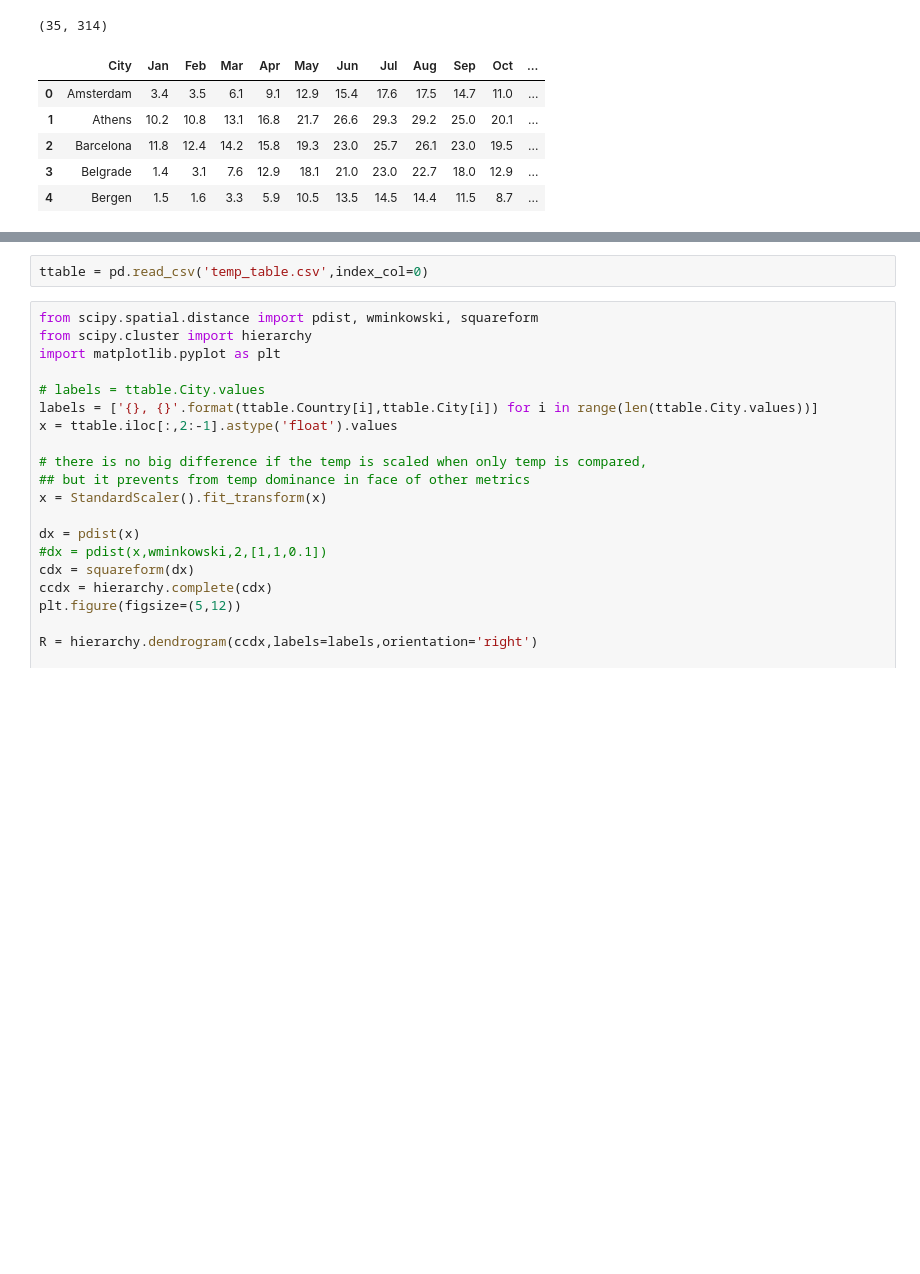
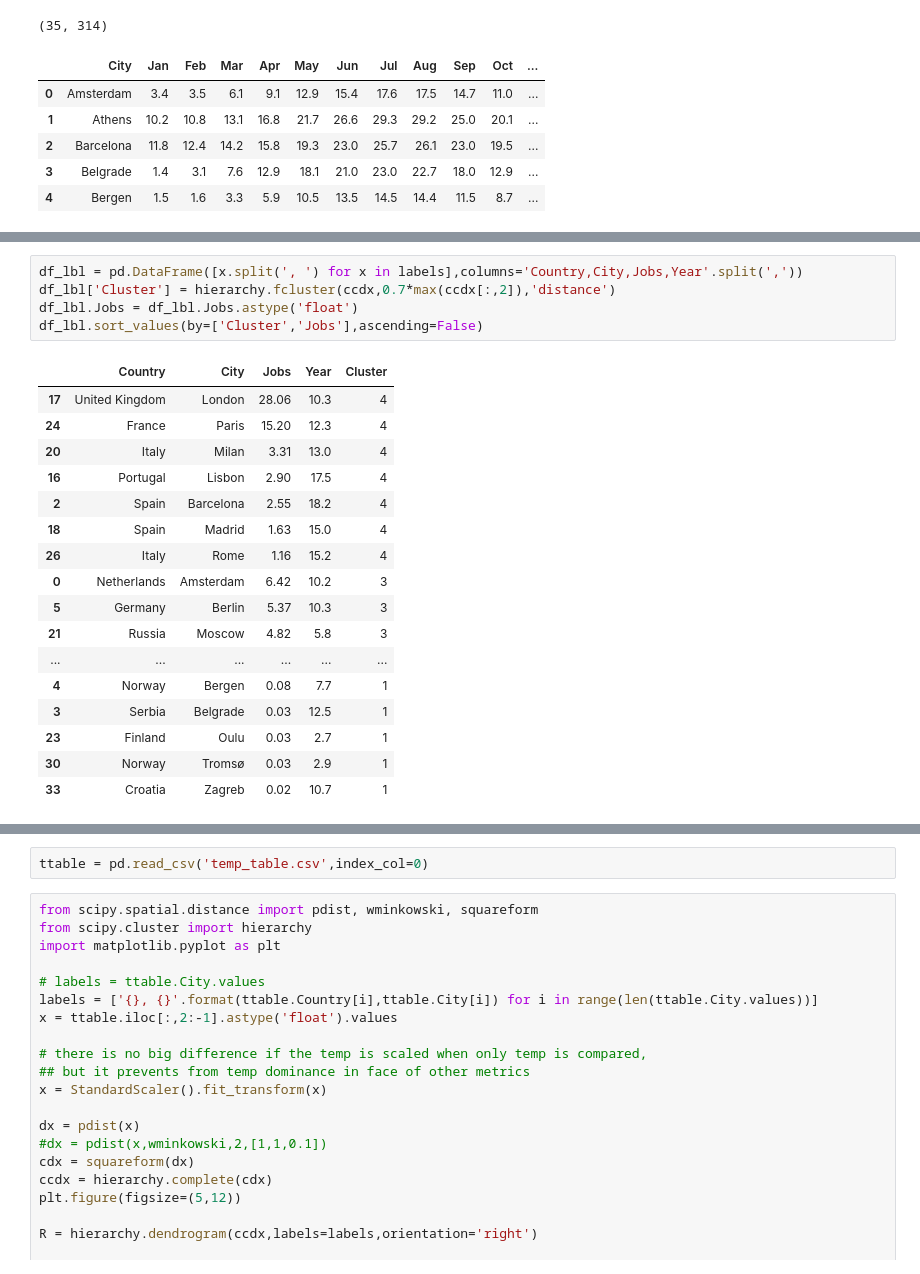
Before and after one commit to rareal/Coursera_Capstone, a Jupyter notebook: Capstone_final_report_code.ipynb, the cells around one changed output, grey strips where cells are left out. Cells and saved outputs as stored; diff of their text form; blank space fills up the shorter version.

```diff
--- a/Capstone_final_report_code.ipynb
+++ b/Capstone_final_report_code.ipynb
@@ -390,0 +452,23 @@ ctjf_data.iloc[:5,:16]
+# %%
+df_lbl = pd.DataFrame([x.split(', ') for x in labels],columns='Country,City,Jobs,Year'.split(','))
+df_lbl['Cluster'] = hierarchy.fcluster(ccdx,0.7*max(ccdx[:,2]),'distance')
+df_lbl.Jobs = df_lbl.Jobs.astype('float')
+df_lbl.sort_values(by=['Cluster','Jobs'],ascending=False)
+# %% [output]
+|  | Country | City | Jobs | Year | Cluster |
+| 17 | United Kingdom | London | 28.06 | 10.3 | 4 |
+| 24 | France | Paris | 15.20 | 12.3 | 4 |
+| 20 | Italy | Milan | 3.31 | 13.0 | 4 |
+| 16 | Portugal | Lisbon | 2.90 | 17.5 | 4 |
+| 2 | Spain | Barcelona | 2.55 | 18.2 | 4 |
+| 18 | Spain | Madrid | 1.63 | 15.0 | 4 |
+| 26 | Italy | Rome | 1.16 | 15.2 | 4 |
+| 0 | Netherlands | Amsterdam | 6.42 | 10.2 | 3 |
+| 5 | Germany | Berlin | 5.37 | 10.3 | 3 |
+| 21 | Russia | Moscow | 4.82 | 5.8 | 3 |
+| ... | ... | ... | ... | ... | ... |
+| 4 | Norway | Bergen | 0.08 | 7.7 | 1 |
+| 3 | Serbia | Belgrade | 0.03 | 12.5 | 1 |
+| 23 | Finland | Oulu | 0.03 | 2.7 | 1 |
+| 30 | Norway | Tromsø | 0.03 | 2.9 | 1 |
+| 33 | Croatia | Zagreb | 0.02 | 10.7 | 1 |
```
Also changed, not shown: parts of 15 cells of this notebook, 2 other files.
